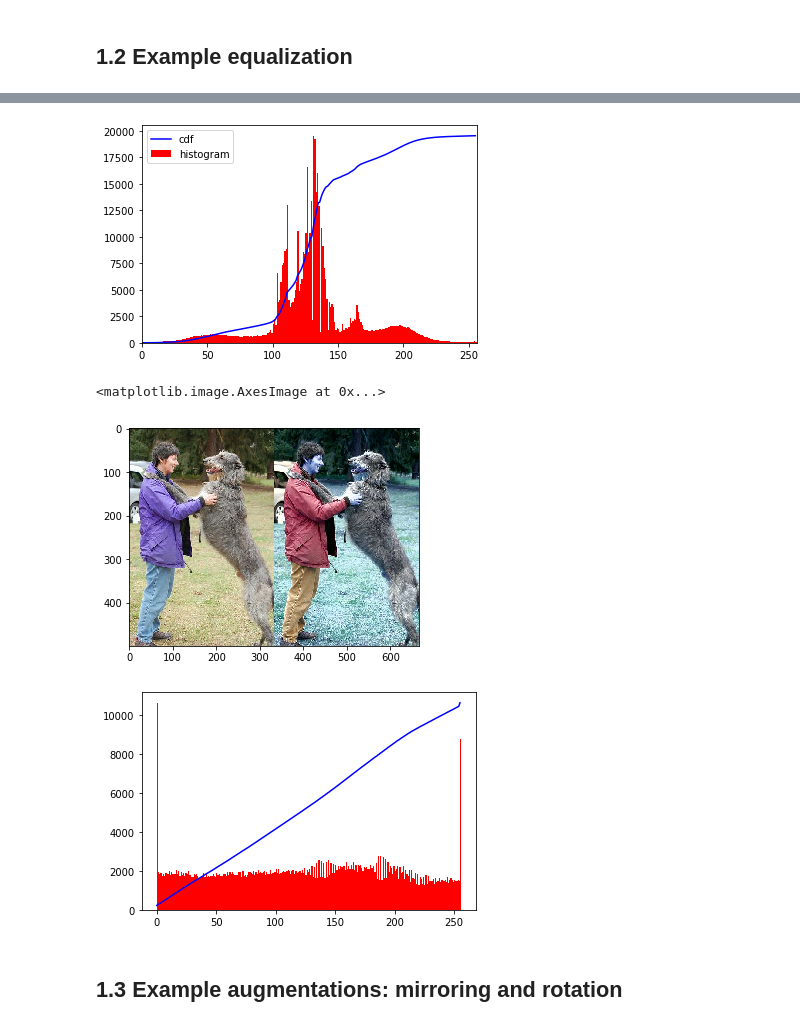
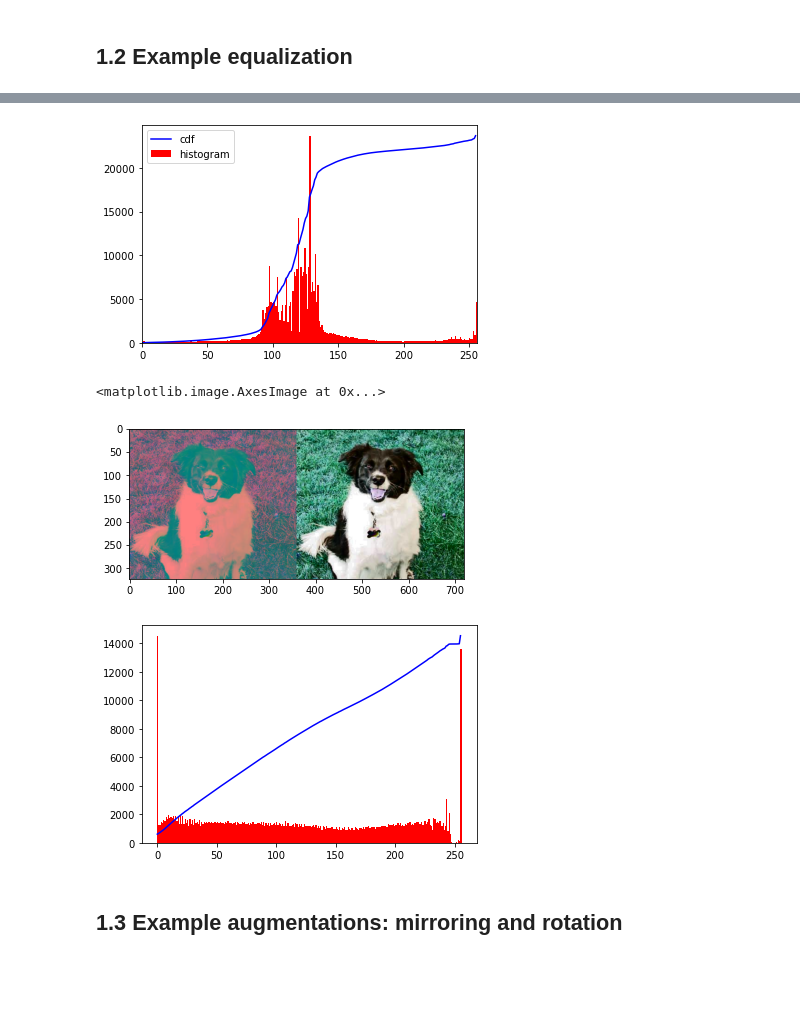
Before and after one commit to opsabarsec/Dog-pictures-classification-by-Deep-Learning, a Jupyter notebook: notebooks/Stanford_dogs_classifier_part1.ipynb, the cells around one changed output, grey strips where cells are left out. Saved outputs shown, nothing was run; the diff lists cells and outputs as text; code cells hidden in the pictures; blank space fills up the shorter version.

```diff
--- a/notebooks/Stanford_dogs_classifier_part1.ipynb
+++ b/notebooks/Stanford_dogs_classifier_part1.ipynb
@@ -87,3 +64,6 @@ cpu 8
+# %%
+ANNOTATION_DIR = '../input/stanford-dogs-dataset/annotations/Annotation'
+IMAGES_DIR = '../input/stanford-dogs-dataset/images/Images'
 # %% [markdown]
 ### 1.1 Visualize list of breeds (classes) and a sample data (image)
 # %%
@@ -134,0 +108,12 @@ image above shows that we have humans together with dogs
+# %%
+img_dir = "../input/stanford-dogs-dataset/images/Images/{}/".format(breed_list[11])
+images = os.listdir(img_dir)[:12]
+images = os.listdir(img_dir)[:4]
+img = cv2.imread(img_dir + images[0])
+
+# transform image for equalization
+img_RGB = cv2.cvtColor(img, cv2.COLOR_BGR2RGB)
+img_grayscale = cv2.cvtColor(img, cv2.COLOR_RGB2GRAY)
+img_to_yuv = cv2.cvtColor(img,cv2.COLOR_BGR2YUV)
+
+plt.imshow(img_to_yuv)
@@ -142,16 +130,16 @@ plt.xlim([0,256])
 plt.legend(('cdf','histogram'), loc = 'upper left')
 plt.show()
 # %% [output]
-[figure, old version]
+[figure, new version]
 # %%
 img_to_yuv[:,:,0] = cv2.equalizeHist(img_to_yuv[:,:,0])
 equ = cv2.cvtColor(img_to_yuv, cv2.COLOR_YUV2BGR)
-res = np.hstack((img_RGB,equ)) #stacking images side-by-side
+res = np.hstack((img_to_yuv,equ)) #stacking images side-by-side
 cv2.imwrite('res.png',res)
 plt.imshow(res)
 # %% [output]
 <matplotlib.image.AxesImage at 0x...>
-[figure, old version]
+[figure, new version]
 # %%
 hist,bins = np.histogram(equ.flatten(),256,[0,256])
 cdf = hist.cumsum()
@@ -160,6 +148,6 @@ plt.plot(cdf_normalized, color = 'b')
 plt.hist(equ.flatten(),256,[0,256], color = 'r')
 plt.show()
 # %% [output]
-[figure, old version]
+[figure, new version]
 # %% [markdown]
 ## 1.3 Example augmentations: mirroring and rotation
```
Also changed, not shown: parts of 57 cells of this notebook, 1 other file.
